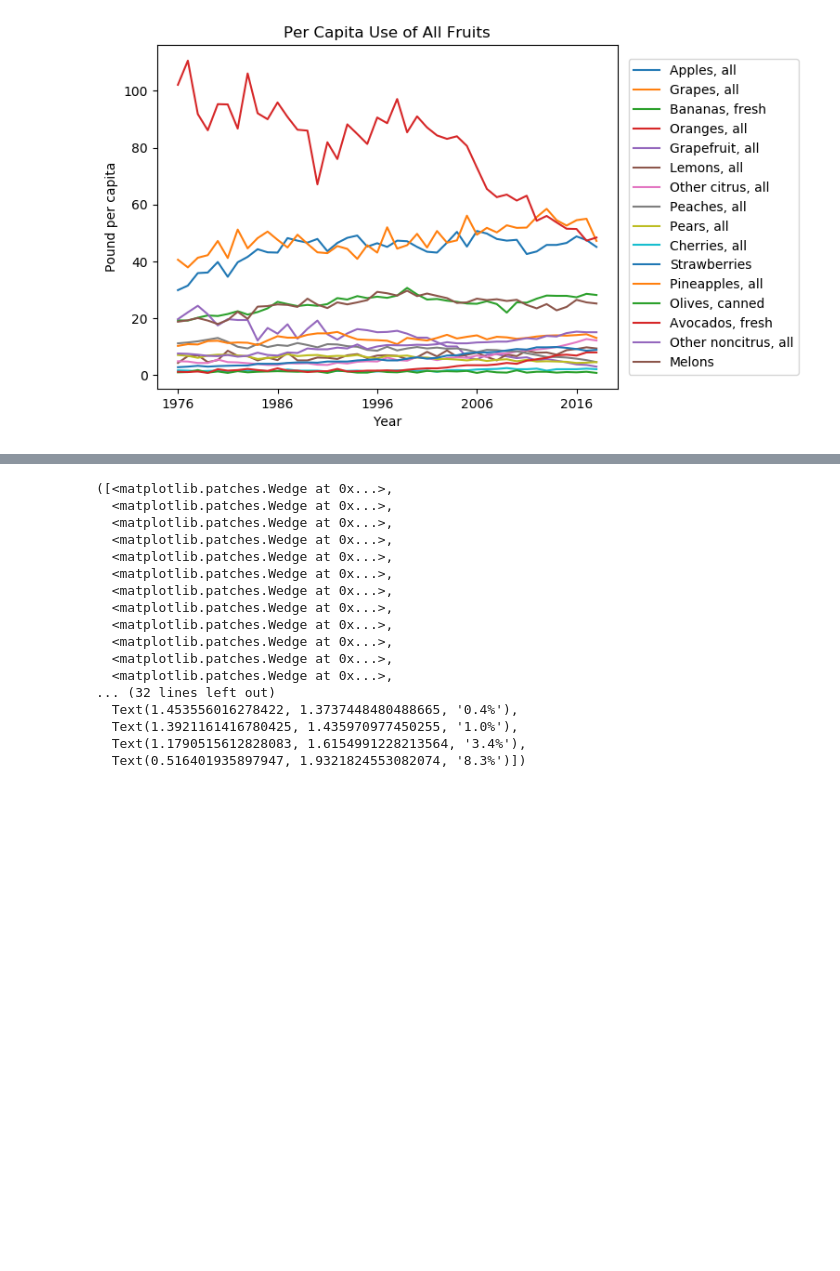
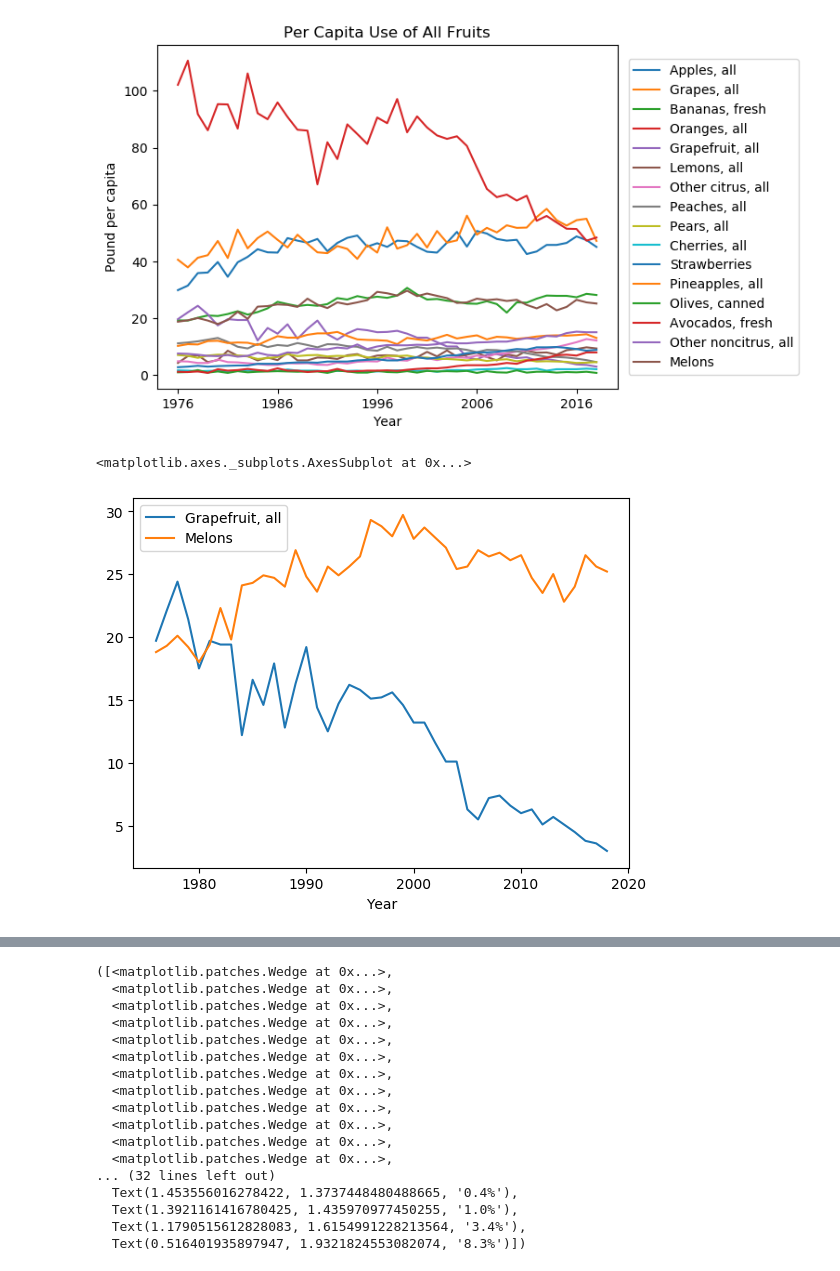
Before and after one commit to haoyuzhang89/w200-Project-US-Diet-Trends-1970-to-2019, a Jupyter notebook: Fruit/Generak Fruit Table A.ipynb, the cells around one changed output, grey strips where cells are left out. Cells and saved outputs as stored; diff of their text form; code cells hidden in the pictures; blank space fills up the shorter version.

```diff
--- a/Fruit/Generak Fruit Table A.ipynb
+++ b/Fruit/Generak Fruit Table A.ipynb
@@ -234,3 +234,12 @@ plt.title("Per Capita Use of All Fruits")
 # %% [output]
 Text(0.5, 1.0, 'Per Capita Use of All Fruits')
 [figure]
+# %%
+grapef_melon_yr = pd.read_csv('dataframe/A1_varfruit_yr.csv')
+grapef_melon_yr.set_index('Year',inplace = True)
+grapef_melon_yr = grapef_melon_yr[['Grapefruit, all','Melons']]
+
+grapef_melon_yr.plot()
+# %% [output]
+<matplotlib.axes._subplots.AxesSubplot at 0x...>
+[figure, added]
```
Also changed, not shown: parts of 3 cells of this notebook, 16 other files.
